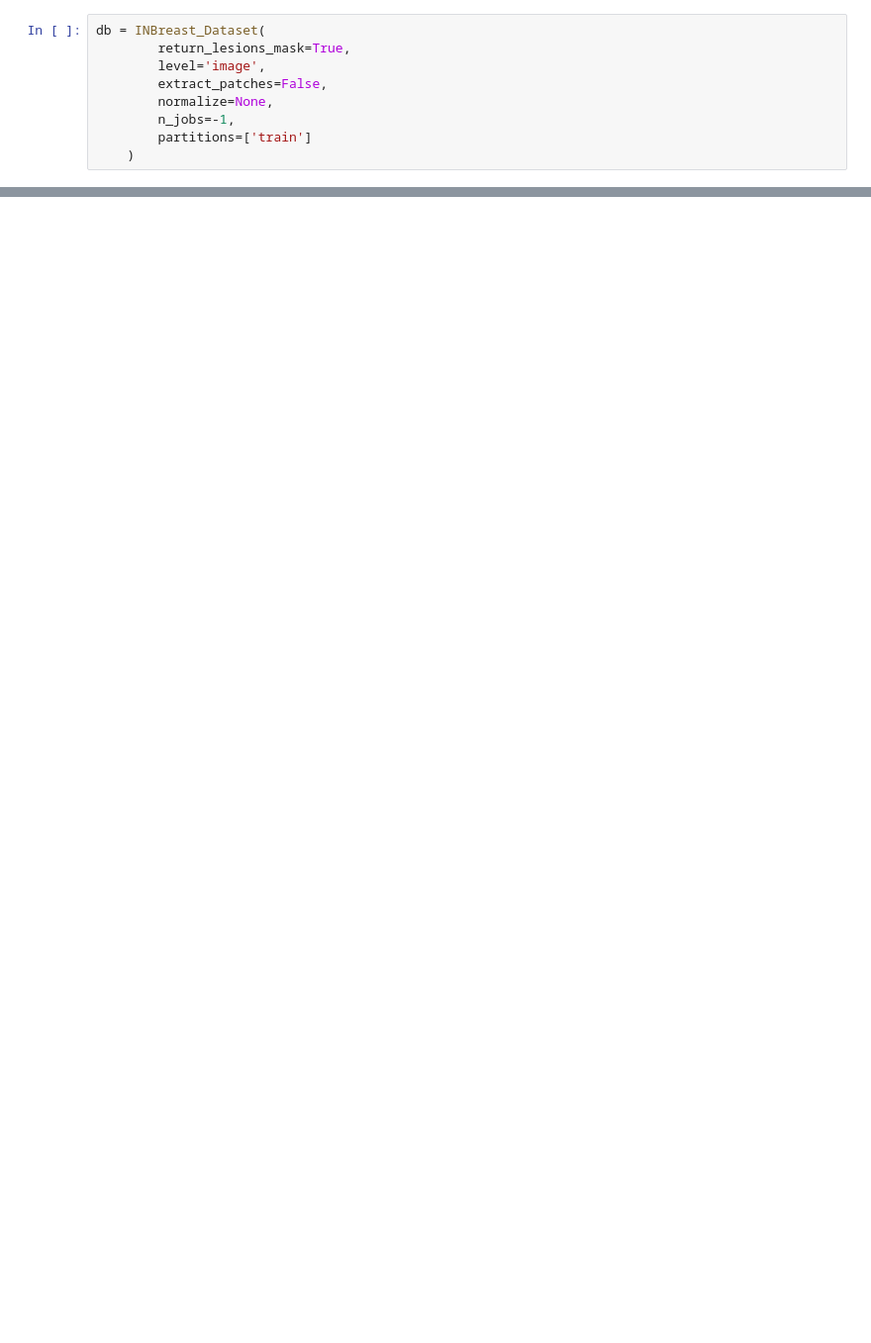
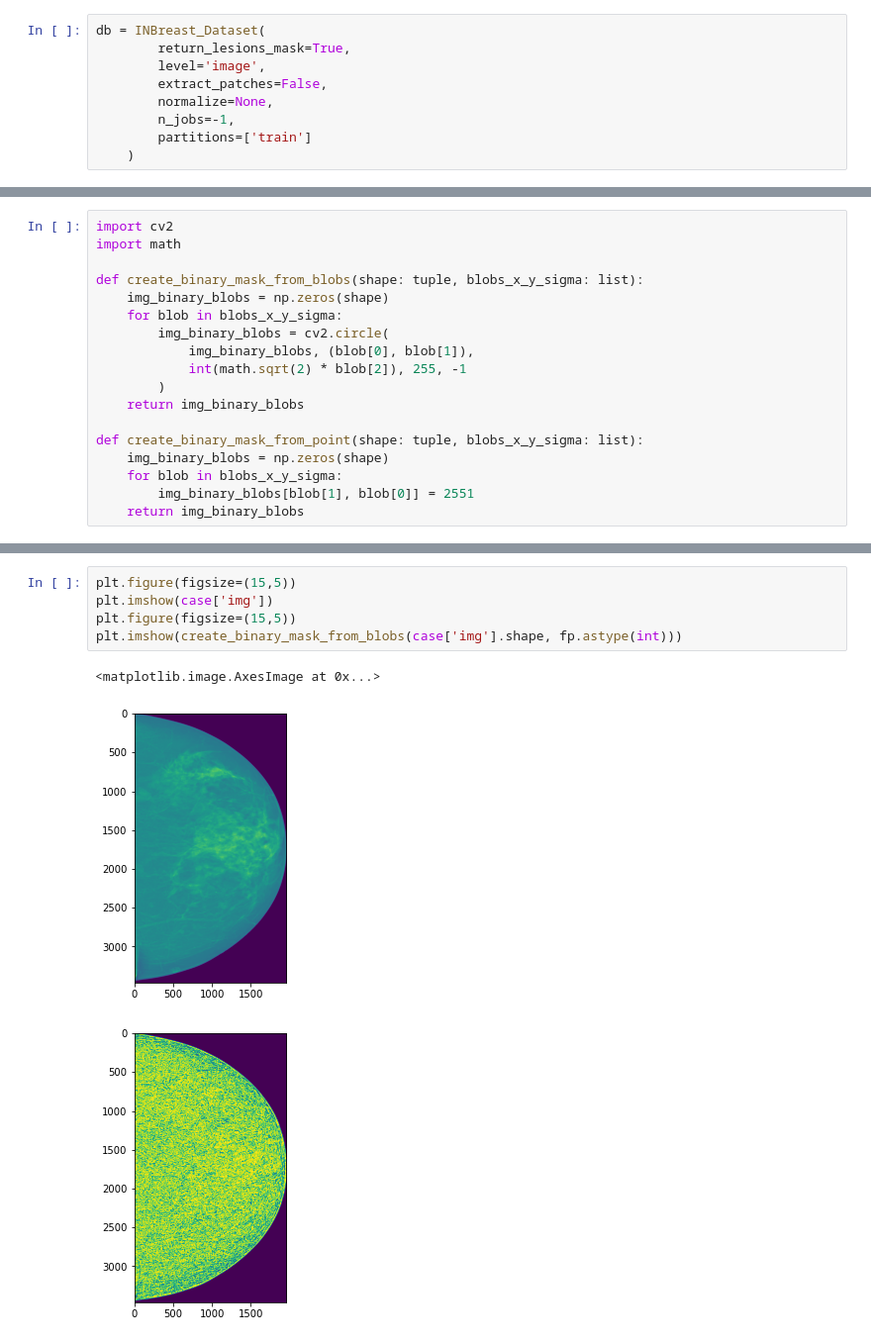
Before and after one commit to joaco18/calc-det, a Jupyter notebook: notebooks/develop_metric.ipynb, the cells around one changed output, grey strips where cells are left out. Shown at 99% size. Cells and saved outputs as stored; diff of their text form; blank space fills up the shorter version.

```diff
--- a/notebooks/develop_metric.ipynb
+++ b/notebooks/develop_metric.ipynb
@@ -39,2 +47,20 @@ len(tp), len(fp), len(fn), len(gt_predicted), len(close_fp)
+# %%
+import cv2
+import math
+
+def create_binary_mask_from_blobs(shape: tuple, blobs_x_y_sigma: list):
+    img_binary_blobs = np.zeros(shape)
+    for blob in blobs_x_y_sigma:
+        img_binary_blobs = cv2.circle(
+            img_binary_blobs, (blob[0], blob[1]),
+            int(math.sqrt(2) * blob[2]), 255, -1
+        )
+    return img_binary_blobs
+
+def create_binary_mask_from_point(shape: tuple, blobs_x_y_sigma: list):
+    img_binary_blobs = np.zeros(shape)
+    for blob in blobs_x_y_sigma:
+        img_binary_blobs[blob[1], blob[0]] = 2551
+    return img_binary_blobs
 # %%
 def plot_blobs(image,image_blobs, tp, color):
@@ -63,0 +97,9 @@ plot_blobs(db[0]['img'], gt_circles, tp, 'red')
+# %%
+plt.figure(figsize=(15,5))
+plt.imshow(case['img'])
+plt.figure(figsize=(15,5))
+plt.imshow(create_binary_mask_from_blobs(case['img'].shape, fp.astype(int)))
+# %% [output]
+<matplotlib.image.AxesImage at 0x...>
+[figure, added]
+[figure, added]
```
Also changed, not shown: parts of 11 cells of this notebook, 3 other files.
